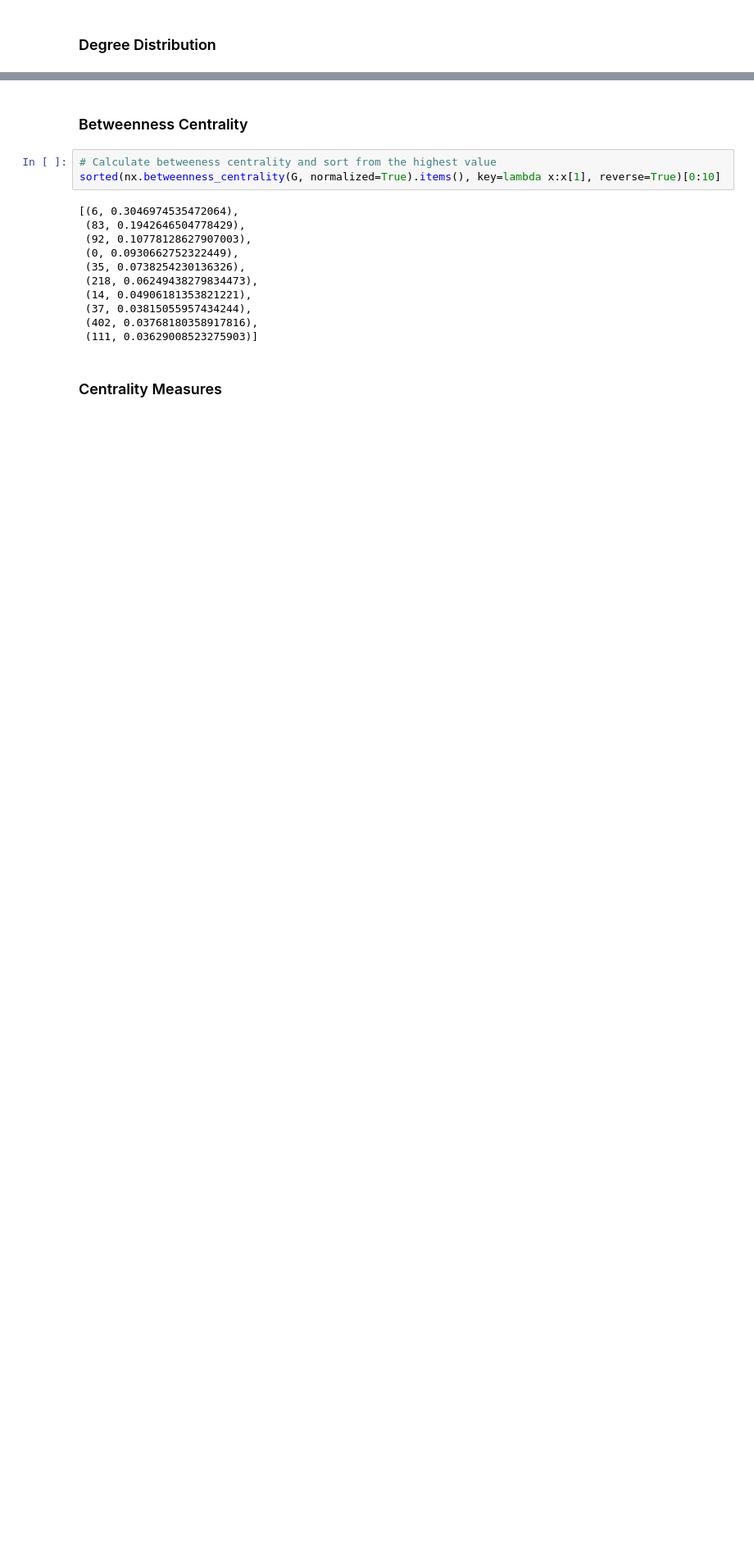
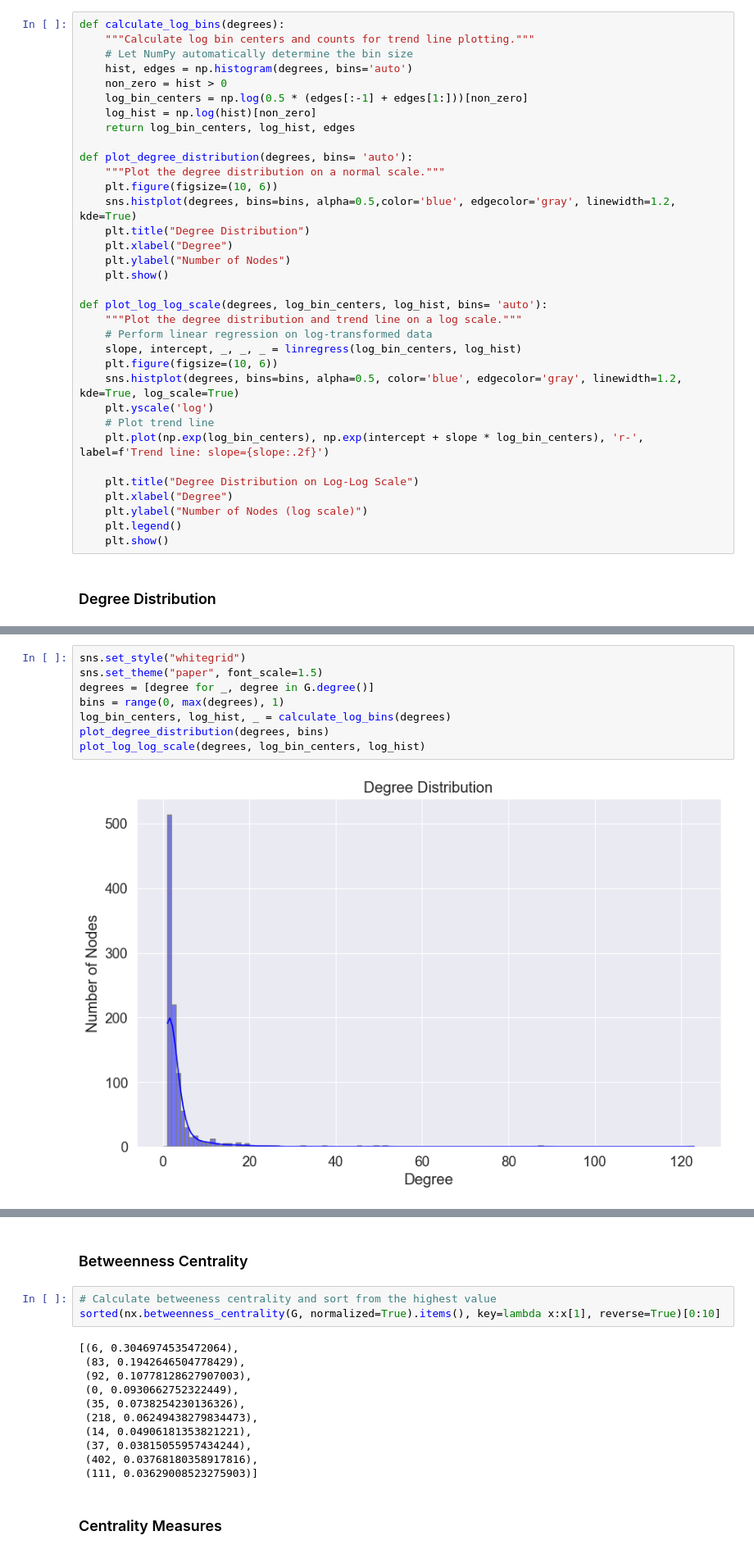
Before and after one commit to Siponek/Network-Analysis-Al-Capone, a Jupyter notebook: src/project_nb.ipynb, the cells around one changed output, grey strips where cells are left out. Shown at 82% size. Cells and saved outputs as stored; diff of their text form; blank space fills up the shorter version.

```diff
--- a/src/project_nb.ipynb
+++ b/src/project_nb.ipynb
@@ -28,2 +90,36 @@ nx.write_graphml(G, out_path.joinpath("graphia_graph.graphml"))
+# %%
+def calculate_log_bins(degrees):
+    """Calculate log bin centers and counts for trend line plotting."""
+    # Let NumPy automatically determine the bin size
+    hist, edges = np.histogram(degrees, bins='auto')
+    non_zero = hist > 0
+    log_bin_centers = np.log(0.5 * (edges[:-1] + edges[1:]))[non_zero]
+    log_hist = np.log(hist)[non_zero]
+    return log_bin_centers, log_hist, edges
+
+def plot_degree_distribution(degrees, bins= 'auto'):
+    """Plot the degree distribution on a normal scale."""
+    plt.figure(figsize=(10, 6))
+    sns.histplot(degrees, bins=bins, alpha=0.5,color='blue', edgecolor='gray', linewidth=1.2, kde=True)
+    plt.title("Degree Distribution")
+    plt.xlabel("Degree")
+    plt.ylabel("Number of Nodes")
+    plt.show()
+
+def plot_log_log_scale(degrees, log_bin_centers, log_hist, bins= 'auto'):
+    """Plot the degree distribution and trend line on a log scale."""
+    # Perform linear regression on log-transformed data
+    slope, intercept, _, _, _ = linregress(log_bin_centers, log_hist)
+    plt.figure(figsize=(10, 6))
+    sns.histplot(degrees, bins=bins, alpha=0.5, color='blue', edgecolor='gray', linewidth=1.2, kde=True, log_scale=True)
+    plt.yscale('log')
+    # Plot trend line
+    plt.plot(np.exp(log_bin_centers), np.exp(intercept + slope * log_bin_centers), 'r-', label=f'Trend line: slope={slope:.2f}')
+
+    plt.title("Degree Distribution on Log-Log Scale")
+    plt.xlabel("Degree")
+    plt.ylabel("Number of Nodes (log scale)")
+    plt.legend()
+    plt.show()
 # %% [markdown]
 ### Degree Distribution
@@ -38,0 +126,10 @@ plt.show()
+# %%
+sns.set_style("whitegrid")
+sns.set_theme("paper", font_scale=1.5)
+degrees = [degree for _, degree in G.degree()]
+bins = range(0, max(degrees), 1)
+log_bin_centers, log_hist, _ = calculate_log_bins(degrees)
+plot_degree_distribution(degrees, bins)
+plot_log_log_scale(degrees, log_bin_centers, log_hist)
+# %% [output]
+[figure, added]
```
Also changed, not shown: parts of 18 cells of this notebook.
